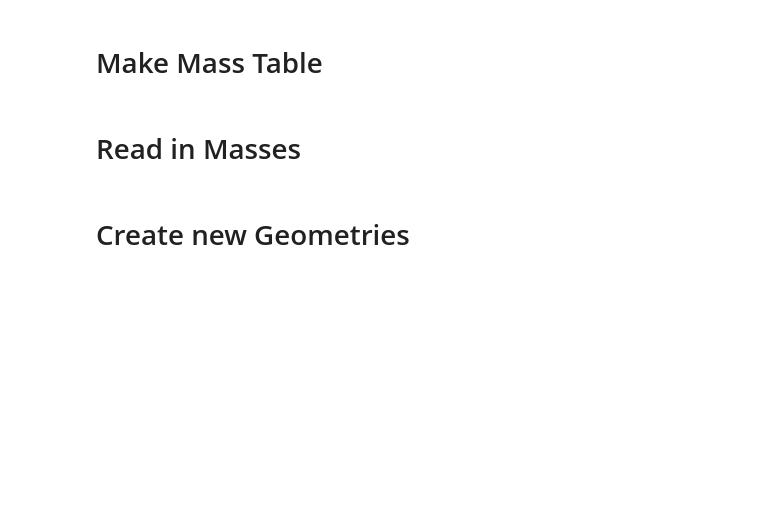
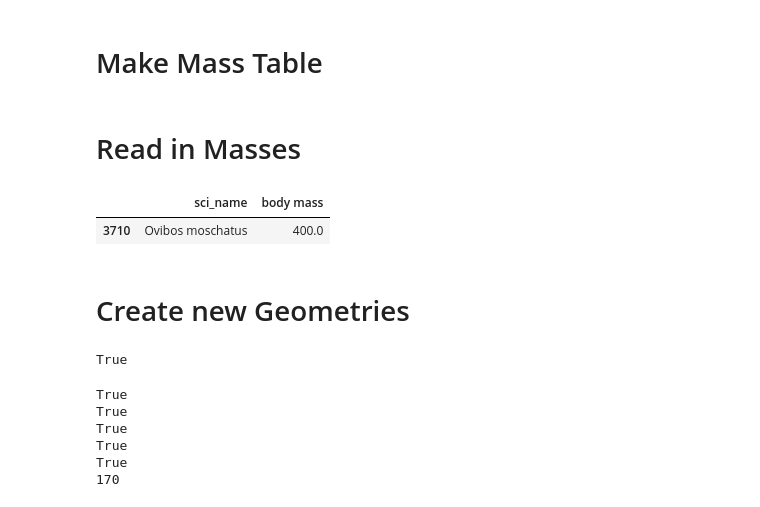
Before and after one commit to HSavich/biggest-mammal-map, a Jupyter notebook: make_shps.ipynb, the cells around one changed output. Saved outputs shown, nothing was run; the diff lists cells and outputs as text; code cells hidden in the pictures; blank space fills up the shorter version.

```diff
--- a/make_shps.ipynb
+++ b/make_shps.ipynb
@@ -43,5 +34,10 @@ masses = gdf[['sci_name']].drop_duplicates().merge(df_highest_mass[['species','b
 # Read in Masses
 # %%
 masses = pd.read_csv('data/masses.csv')
+# %%
+masses[masses['sci_name'] == 'Ovibos moschatus']
+# %% [output]
+|  | sci_name | body mass |
+| 3710 | Ovibos moschatus | 400.0 |
 # %% [markdown]
 # Create new Geometries
@@ -49,13 +87,30 @@ masses = pd.read_csv('data/masses.csv')
 gdf = gdf.merge(masses, how = 'left', on = 'sci_name').dropna(subset = 'body mass')\
     .sort_values(by = 'body mass', ascending = False)
 gdf = gdf[gdf['presence'] != 5] #drop extinct territories
+# %%
+"Mustela erminea" in gdf['sci_name'].values
+# %% [output]
+True
 # %%
 #collapse each species into one shape
-#takes 90 sec
+#takes 60 sec
+print("Mustela erminea" in gdf['sci_name'].values)
 gdf = gdf.sort_values(by = 'body mass', ascending = False)
-gdf = gdf.head(500).copy()
+print("Mustela erminea" in gdf['sci_name'].values)
 gdf = gdf.dissolve(by = 'sci_name').reset_index()
-avoid = ['Gulo gulo', 'Hyaena hyaena']
-gdf = gdf[~gdf['sci_name'].isin(avoid)]
+print("Mustela erminea" in gdf['sci_name'].values)
 gdf = gdf.sort_values(by = 'body mass', ascending = False)
-gdf = gdf.head(50)
+print("Mustela erminea" in gdf['sci_name'].values)
+gdf['geometry'] = gdf['geometry'].apply(simplify, tolerance = 0.1)
+gdf['geometry'] = gdf['geometry'].apply(area_simplify, area_min = 0.5)
+gdf['geometry'] = gdf['geometry'].apply(remove_holes, area_min= 0.1)
+print("Mustela erminea" in gdf['sci_name'].values)
+
+print(len(gdf))
+# %% [output]
+True
+True
+True
+True
+True
+170
```
Also changed, not shown: parts of 14 cells of this notebook, 2 other files.
